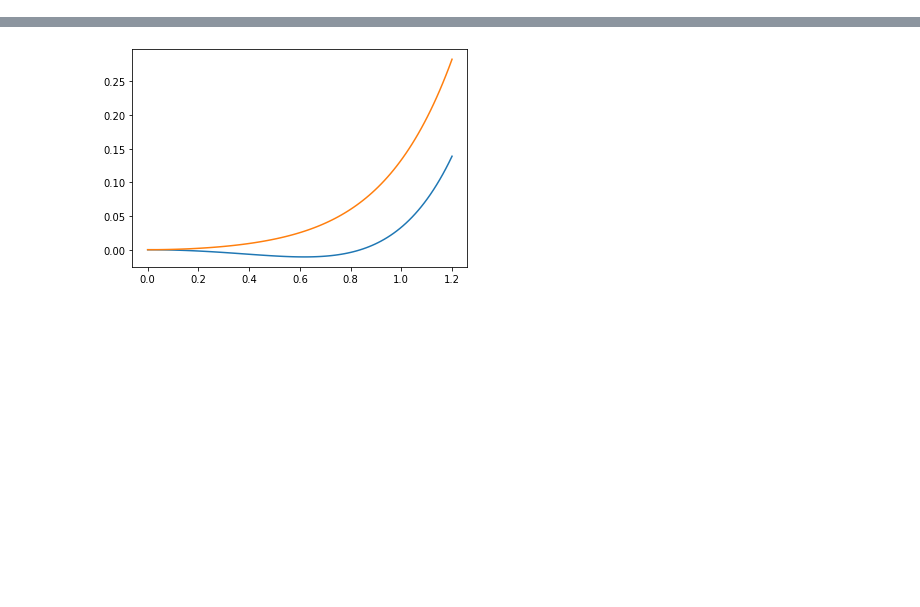
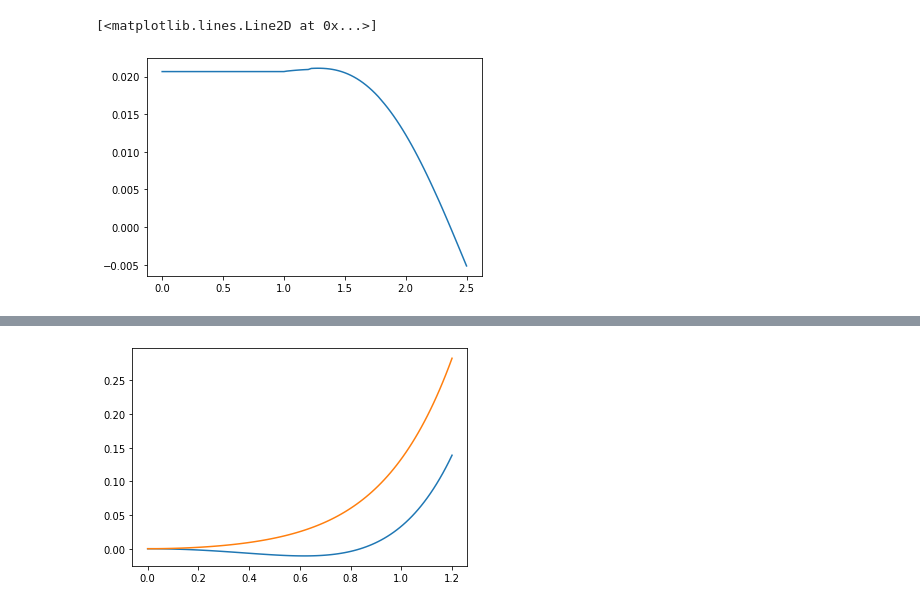
Before and after one commit to martkjoh/prosjektopggave, a Jupyter notebook: scripts/numerikk/test_notebook.ipynb, the cells around one changed output, grey strips where cells are left out. Cells and saved outputs as stored; diff of their text form; code cells hidden in the pictures; blank space fills up the shorter version.

```diff
--- a/scripts/numerikk/test_notebook.ipynb
+++ b/scripts/numerikk/test_notebook.ipynb
@@ -7,0 +31,5 @@ from functions import *
+# %%
+plt.plot(mu_list, F - F0)
+# %% [output]
+[<matplotlib.lines.Line2D at 0x...>]
+[figure, added]
```
Also changed, not shown: parts of 6 cells of this notebook, 32 other files.
